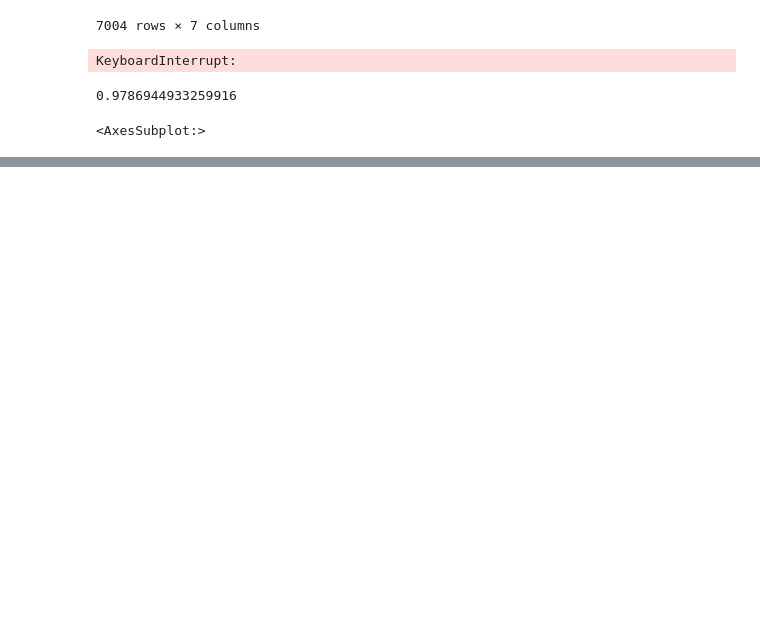
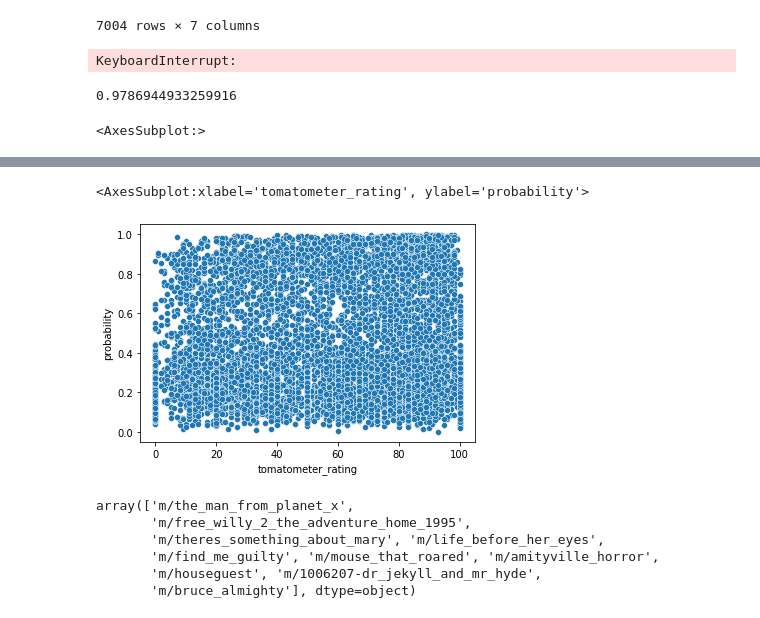
Before and after one commit to tomkpace/blue-ribbon, a Jupyter notebook: fusion.ipynb, the cells around one changed output, grey strips where cells are left out. Saved outputs shown, nothing was run; the diff lists cells and outputs as text; code cells hidden in the pictures; blank space fills up the shorter version.

Commit message:
pushing changes before final revamp

```diff
--- a/fusion.ipynb
+++ b/fusion.ipynb
@@ -19,11 +19,12 @@ from torch.utils.data import DataLoader
 from sklearn.preprocessing import MinMaxScaler
 # %%
 full_df = pd.read_csv("data/kg_count_year_df.csv")
-df = full_df.loc[full_df["arc_count"] >= 500].reset_index(
+df = full_df.loc[(full_df["arc_count"] >= 500)&(full_df["year_released"] == 2017)].reset_index(
     drop=True
 )
 df = df[["entity_id", "relation", "value"]]
 kg_obj = KnowledgeGraphGenerator(known_data_list=[df])
-fuser = TransEFuser(kg_obj)
-kg_df = fuser.fuse()
+fuser = TransEFuser(kg_obj, max_epochs=10, n_splits=3, margin=2)
+history = {}
+kg_df = fuser.fuse(history=history)
 # %% [output]
@@ -31,0 +68,5 @@ KeyboardInterrupt:
+# %%
+movie_data = pd.read_csv("raw_data/movie_data.csv")
+movie_data.rename(columns={"rotten_tomatoes_link":"entity_id"}, inplace=True)
+m = movie_data[["entity_id", "tomatometer_rating"]].drop_duplicates()
+kg_df = kg_df.merge(m, on="entity_id")
@@ -106,0 +208,3 @@ toy = toy[["entity_id", "relation", "value"]]
+# %%
+t = kg_df[(kg_df["value"] == "war")]
+t.sort_values("probability")
@@ -106,0 +248,14 @@ toy = toy[["entity_id", "relation", "value"]]
+# %%
+sns.scatterplot(x=t["tomatometer_rating"], y=t["probability"])
+# %% [output]
+<AxesSubplot:xlabel='tomatometer_rating', ylabel='probability'>
+[figure, added]
+# %%
+np.random.choice(movie_data["entity_id"].unique(), size=10)
+# %% [output]
+array(['m/the_man_from_planet_x',
+       'm/free_willy_2_the_adventure_home_1995',
+       'm/theres_something_about_mary', 'm/life_before_her_eyes',
+       'm/find_me_guilty', 'm/mouse_that_roared', 'm/amityville_horror',
+       'm/houseguest', 'm/1006207-dr_jekyll_and_mr_hyde',
+       'm/bruce_almighty'], dtype=object)
```
Also changed, not shown: parts of 30 cells of this notebook, 2 other files.
